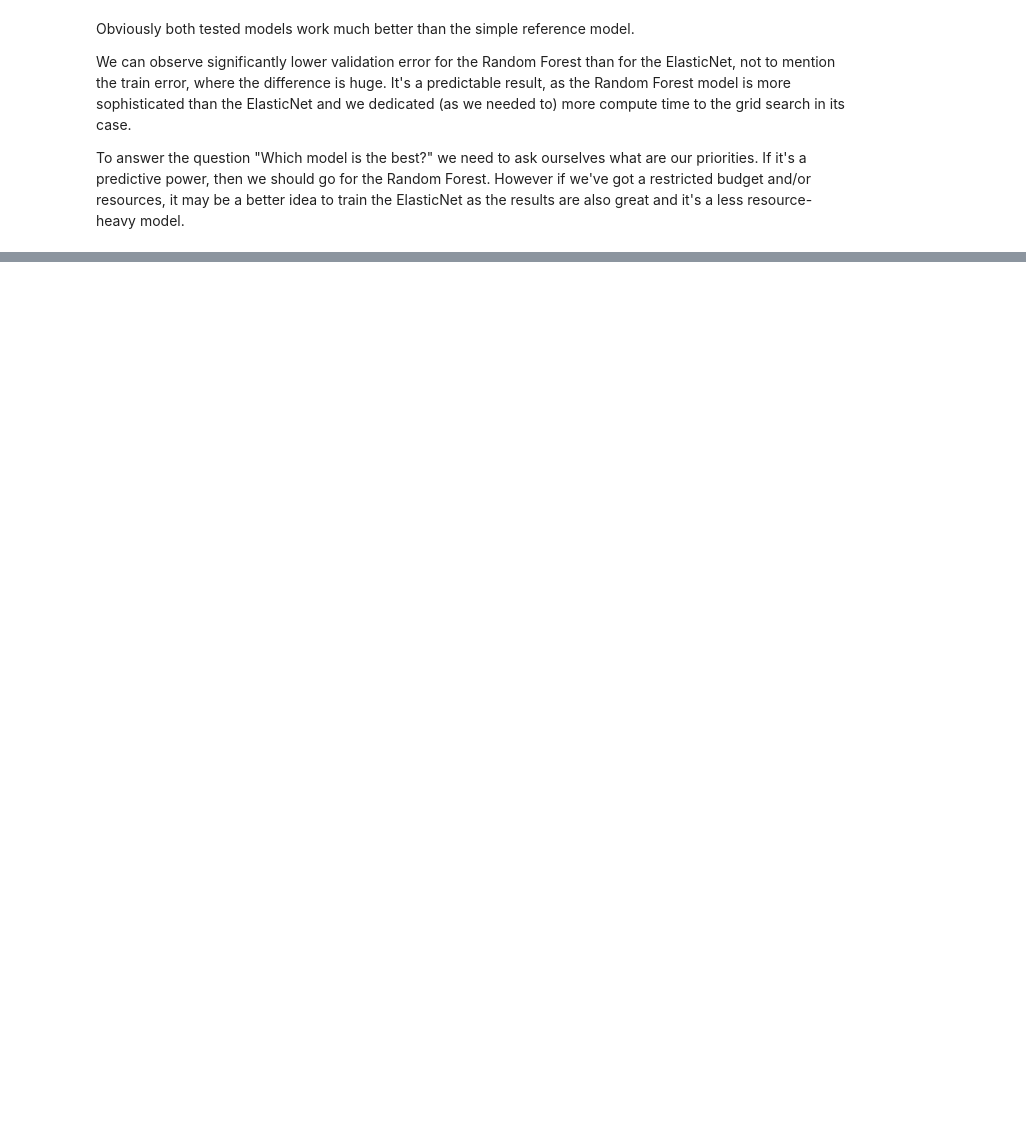
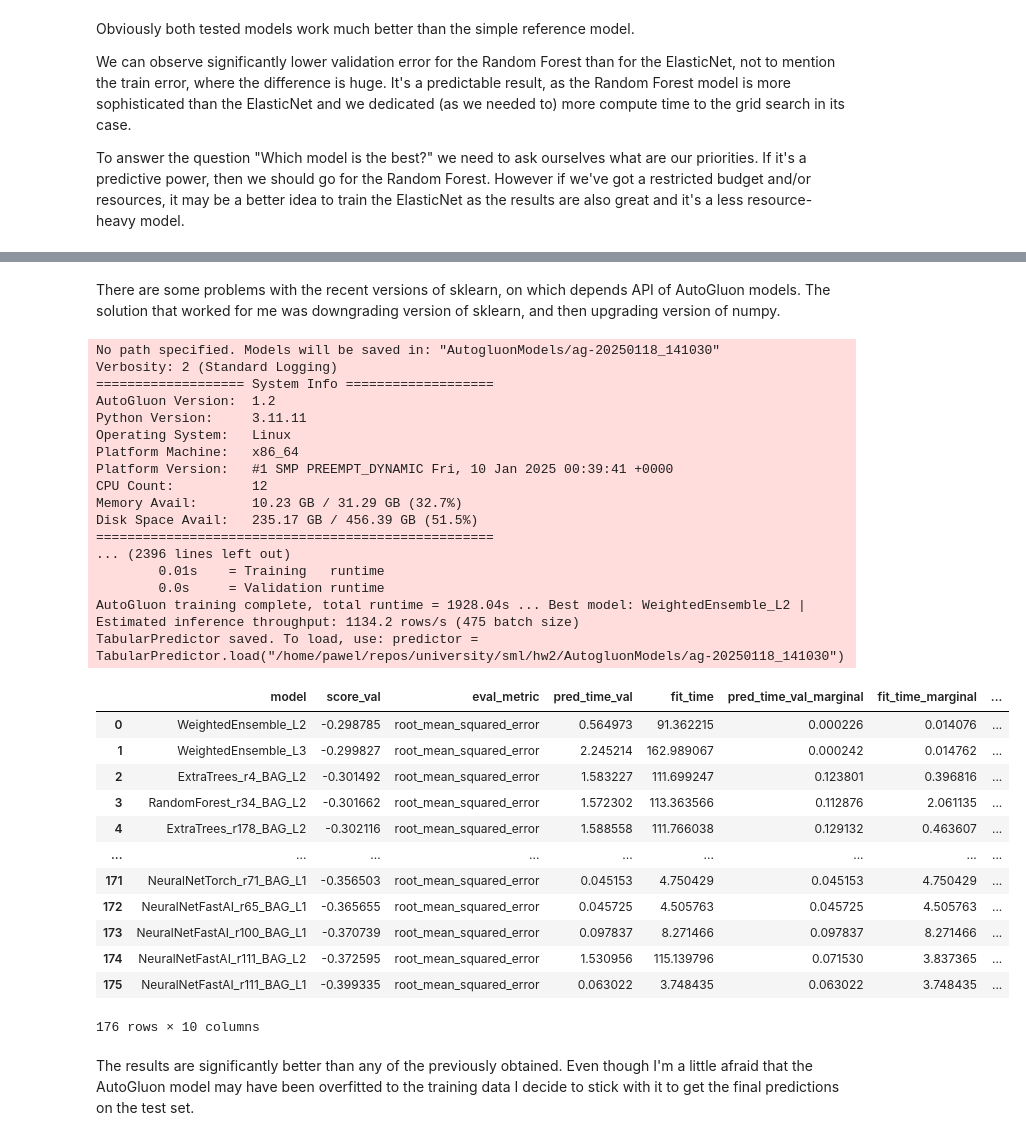
Before and after one commit to Sivvak/sml, a Jupyter notebook: hw2/SML_project2.ipynb, the cells around one changed output, grey strips where cells are left out. Drawn from its saved outputs; the diff is of its cells as text; code cells hidden in the pictures; blank space fills up the shorter version.

```diff
--- a/hw2/SML_project2.ipynb
+++ b/hw2/SML_project2.ipynb
@@ -434,0 +453,5 @@ To answer the question "Which model is the best?" we need to ask ourselves what
+# %%
+import pandas as pd
+
+X = pd.read_csv("X_train.csv")
+y = pd.read_csv("y_train.csv")["Expected"]
@@ -434,0 +502,3 @@ To answer the question "Which model is the best?" we need to ask ourselves what
+# %%
+X_sel = boruta.transform(X.values)
+X_sel.shape
@@ -434,0 +509,8 @@ To answer the question "Which model is the best?" we need to ask ourselves what
+# %%
+from sklearn.decomposition import PCA
+from sklearn.preprocessing import StandardScaler
+
+scaler = StandardScaler()
+pca = PCA(n_components=0.44) # I did a GridSearch over many values and thus concluded that 0.44 or 0.47 seem to work the best, however this isn't present in the final version of the notebook
+
+X_final = pca.fit_transform(scaler.fit_transform(X_sel, y), y)
@@ -434,0 +733,15 @@ To answer the question "Which model is the best?" we need to ask ourselves what
+# %%
+from sklearn.svm import SVR
+
+
+def get_svr_parameters(trial: Trial) -> dict[str, int | float | str]:
+    return {
+        "C": trial.suggest_float("C", 1, 1e2),
+        "epsilon": trial.suggest_float("epsilon", 1e-3, 1),
+        "kernel": trial.suggest_categorical("kernel", ["linear", "poly", "rbf"]),
+    }
+
+
+model_parameters[SVR] = get_svr_parameters
+
+run_study(SVR, X_final, y, kfold, n_trials=200)
@@ -434,0 +907,2 @@ To answer the question "Which model is the best?" we need to ask ourselves what
+# %% [markdown]
+There are some problems with the recent versions of sklearn, on which depends API of AutoGluon models. The solution that worked for me was downgrading version of sklearn, and then upgrading version of numpy.
@@ -434,0 +913,47 @@ To answer the question "Which model is the best?" we need to ask ourselves what
+# %%
+from autogluon.tabular import TabularDataset, TabularPredictor
+
+X_final_ag = TabularDataset(X_final)
+X_final_ag.columns = X_final_ag.columns.astype(str)
+X_final_ag["target"] = y
+
+model = TabularPredictor(
+    label="target", eval_metric="root_mean_squared_error", problem_type="regression"
+)
+
+model.fit(X_final_ag, presets="best_quality", time_limit=3600)
+
+model.leaderboard()
+# %% [output]
+No path specified. Models will be saved in: "AutogluonModels/ag-20250118_141030"
+Verbosity: 2 (Standard Logging)
+=================== System Info ===================
+AutoGluon Version:  1.2
+Python Version:     3.11.11
+Operating System:   Linux
+Platform Machine:   x86_64
+Platform Version:   #1 SMP PREEMPT_DYNAMIC Fri, 10 Jan 2025 00:39:41 +0000
+CPU Count:          12
+Memory Avail:       10.23 GB / 31.29 GB (32.7%)
+Disk Space Avail:   235.17 GB / 456.39 GB (51.5%)
+===================================================
+... (2396 lines left out)
+        0.01s    = Training   runtime
+        0.0s     = Validation runtime
+AutoGluon training complete, total runtime = 1928.04s ... Best model: WeightedEnsemble_L2 | Estimated inference throughput: 1134.2 rows/s (475 batch size)
+TabularPredictor saved. To load, use: predictor = TabularPredictor.load("/home/pawel/repos/university/sml/hw2/AutogluonModels/ag-20250118_141030")
+|  | model | score_val | eval_metric | pred_time_val | fit_time | pred_time_val_marginal | fit_time_marginal | ... |
+| 0 | WeightedEnsemble_L2 | -0.298785 | root_mean_squared_error | 0.564973 | 91.362215 | 0.000226 | 0.014076 | ... |
+| 1 | WeightedEnsemble_L3 | -0.299827 | root_mean_squared_error | 2.245214 | 162.989067 | 0.000242 | 0.014762 | ... |
+| 2 | ExtraTrees_r4_BAG_L2 | -0.301492 | root_mean_squared_error | 1.583227 | 111.699247 | 0.123801 | 0.396816 | ... |
+| 3 | RandomForest_r34_BAG_L2 | -0.301662 | root_mean_squared_error | 1.572302 | 113.363566 | 0.112876 | 2.061135 | ... |
+| 4 | ExtraTrees_r178_BAG_L2 | -0.302116 | root_mean_squared_error | 1.588558 | 111.766038 | 0.129132 | 0.463607 | ... |
+| ... | ... | ... | ... | ... | ... | ... | ... | ... |
+| 171 | NeuralNetTorch_r71_BAG_L1 | -0.356503 | root_mean_squared_error | 0.045153 | 4.750429 | 0.045153 | 4.750429 | ... |
+| 172 | NeuralNetFastAI_r65_BAG_L1 | -0.365655 | root_mean_squared_error | 0.045725 | 4.505763 | 0.045725 | 4.505763 | ... |
+| 173 | NeuralNetFastAI_r100_BAG_L1 | -0.370739 | root_mean_squared_error | 0.097837 | 8.271466 | 0.097837 | 8.271466 | ... |
+| 174 | NeuralNetFastAI_r111_BAG_L2 | -0.372595 | root_mean_squared_error | 1.530956 | 115.139796 | 0.071530 | 3.837365 | ... |
+| 175 | NeuralNetFastAI_r111_BAG_L1 | -0.399335 | root_mean_squared_error | 0.063022 | 3.748435 | 0.063022 | 3.748435 | ... |
+176 rows × 10 columns
+# %% [markdown]
+The results are significantly better than any of the previously obtained. Even though I'm a little afraid that the AutoGluon model may have been overfitted to the training data I decide to stick with it to get the final predictions on the test set.
```
Also changed, not shown: parts of 34 cells of this notebook, 1 other file.
